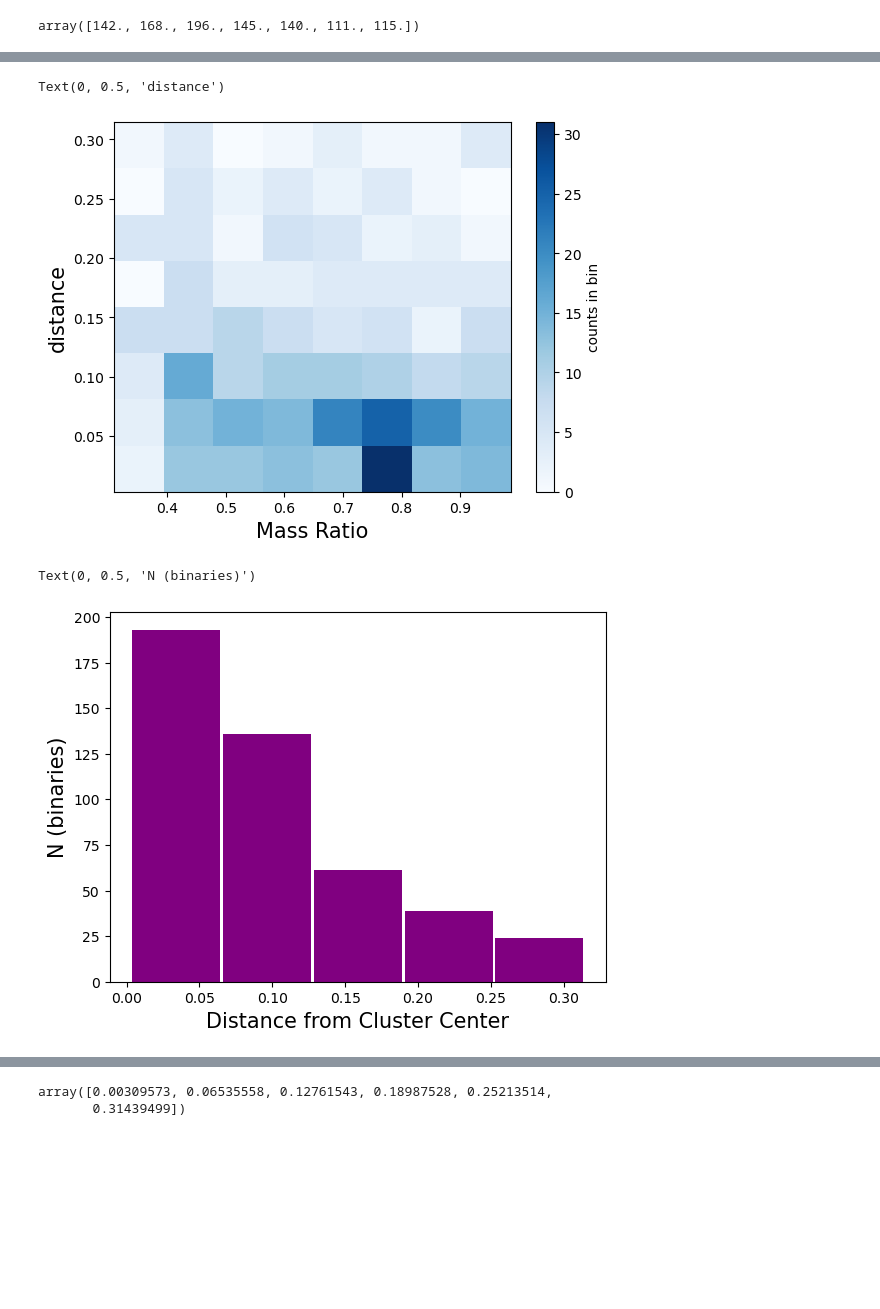
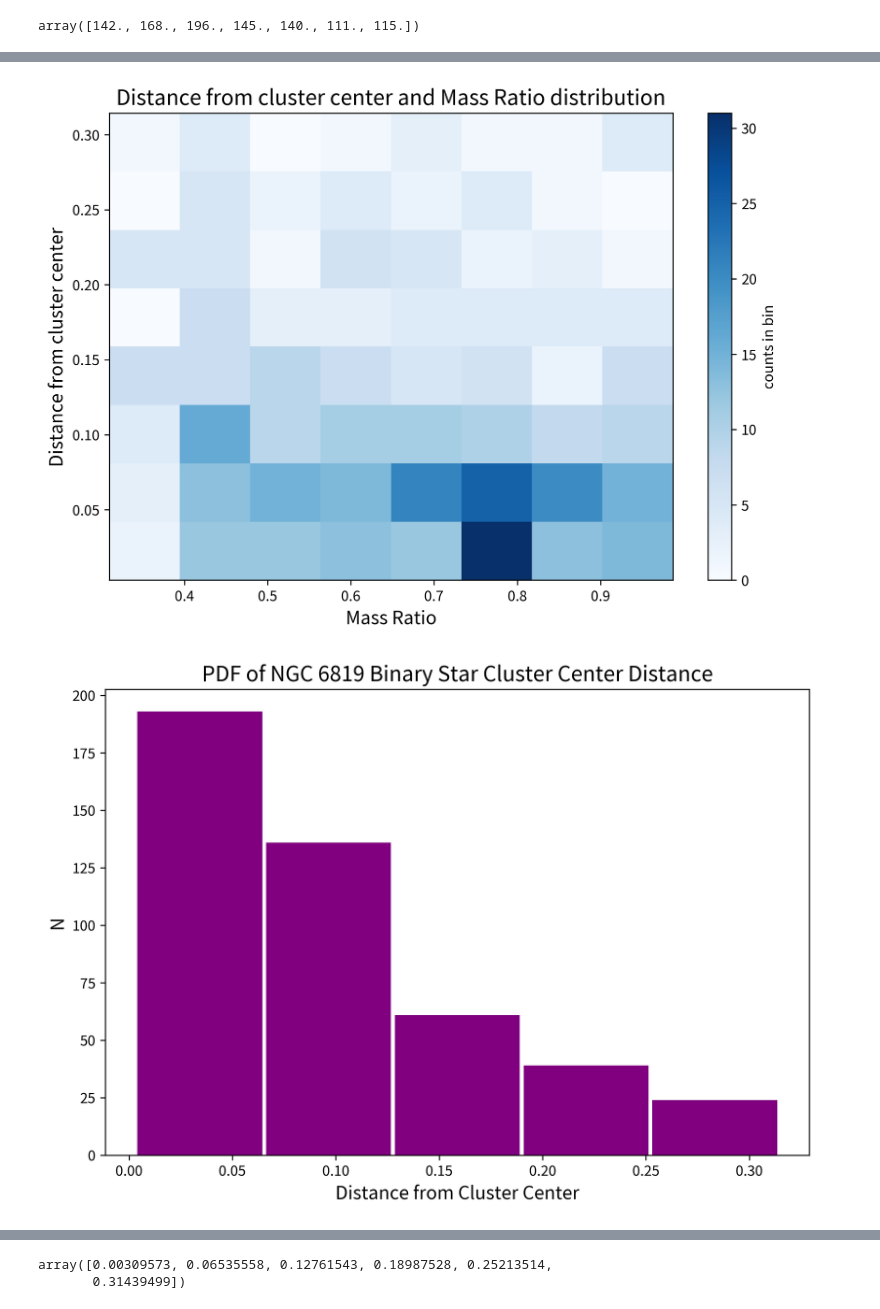
Before and after one commit to Clairezy/BASE9_utils, a Jupyter notebook: getGaiaData/MegaCMDplotandmore.ipynb, the cells around one changed output, grey strips where cells are left out. Cells and saved outputs as stored; diff of their text form; code cells hidden in the pictures; blank space fills up the shorter version.

```diff
--- a/getGaiaData/MegaCMDplotandmore.ipynb
+++ b/getGaiaData/MegaCMDplotandmore.ipynb
@@ -161,9 +101,10 @@ phot
 nBinary = 0
 nCluster = 0
 count = 0
+# m1ArrTot = []
 for i in range(0,masses.shape[1],2):
     # get the row in the phot file
-    iden = int(massesNames[i])
+    iden = int(massIDs[i])
     row = phot.loc[(phot['id'] == iden)]
     #print(row['id'])
 
@@ -185,6 +126,7 @@ for i in range(0,masses.shape[1],2):
 
         # get the masses
         m1Arr = masses[:,i]
+        # m1ArrTot.append(m1Arr)
         qArr = masses[:,(i + 1)]
         m2Arr = m1Arr*qArr
         m2Mean = np.mean(m2Arr)
@@ -193,7 +135,6 @@ for i in range(0,masses.shape[1],2):
         qMean = np.mean(qArr)
         qStd = np.std(qArr)
 
-
         # add to the phot df masses (to do)
         phot.at[row.index[0], 'qMean'] = qMean
         phot.at[row.index[0], 'qStd'] = qStd
@@ -201,13 +142,16 @@ for i in range(0,masses.shape[1],2):
         phot.at[row.index[0], 'm2Mean'] = m2Mean
 
 
-        if (m2Mean - 3*m2Std > 0):
+        if (m2Mean - 3*m2Std > 0): #if there is a greater than 3sig difference from mean, include as binary
             nBinary += 1
             phot.at[row.index[0], 'binary'] = True
 
-        if (qMean>=0.5):
+        if (qMean>=0.5): #exclude mass ratios < .5
             count += 1
 
     #print(m1Arr)
-print(nBinary, nCluster, nBinary/nCluster, np.sqrt(nBinary)/nCluster,count,count/nCluster,np.sqrt(count)/nCluster )
+print("# Binaries:", nBinary, "\n# Cluster objects:", nCluster, \
+ "\nBinary Fraction:", nBinary/nCluster, "\nStd:", np.sqrt(nBinary)/nCluster, \
+  "\nq>=0.5 Binaries:", count, "\nq>=0.5 binary fraction:", count/nCluster, \
+    "\nq>=0.5 std:", np.sqrt(count)/nCluster)
 # %% [output]
@@ -238,4 +175,6 @@ photcut = phot2.loc[(phot2['G'] > 15) & (phot2['G']<18.5)]
 # %%
-photBinary = phot.loc[phot['binary']]
-photBinary
+#include only binary stars
+binaryPhot = phot.loc[phot['binary']]
+binaryPhot['binary'].unique() #check all binary columns are true
+#photBinary
 # %% [output]
@@ -315,9 +190,8 @@ newGaia2
 # %%
-merged_Frame = pd.merge(newGaia2, newphotbinary, on=['G','G_BP'])
-merged_Frame_all = pd.merge(newGaia2, phot2, on=['G','G_BP'])
-merged_Frame_cut = pd.merge(newGaia2, newphotbinarycut, on=['G','G_BP'])
-merged_Frame_cut_all = pd.merge(newGaia2, photcut, on=['G','G_BP'])
+binaryGaiaData = pd.merge(originalGaia, binaryPhot, on=['G','G_BP'])
+singleGaiaData = pd.merge(originalGaia, singlePhot, on=['G','G_BP'])
+cutBinaryGaiaData = pd.merge(originalGaia, cutBinaryPhot, on=['G','G_BP'])
+cutSingleGaiaData = pd.merge(originalGaia, cutSinglePhot, on=['G','G_BP'])
 
-merged_Frame_cut
-# why do non-binaries still have a mass ratio?
+cutBinaryGaiaData
 # %% [output]
@@ -363,0 +211,5 @@ Index(['G', 'G_BP', 'G_RP_x', 'ra', 'dec', 'G_RP_y', 'qMean', 'qStd', 'm1Mean',
+# %%
+cutSingleGaiaData['distance'] = findSeparation(cutSingleGaiaData)
+cutBinaryGaiaData['distance'] = findSeparation(cutBinaryGaiaData)
+singleGaiaData['distance'] = findSeparation(singleGaiaData)
+binaryGaiaData['distance'] = findSeparation(binaryGaiaData)
@@ -479,17 +402,21 @@ Text(0, 0.5, 'primary mass')
 # %%
 #qmean and distance
-plt.hist2d(merged_Frame['qMean'], merged_Frame['distance'], bins=8, cmap='Blues')
+f,ax = plt.subplots(figsize=(9,6), facecolor='w', dpi=300)
+plt.hist2d(binaryGaiaData['qMean'], binaryGaiaData['distance'], bins=8, cmap='Blues')
 cb = plt.colorbar(label='counts in bin')
-plt.xlabel('Mass Ratio',fontsize=15)
-plt.ylabel('distance',fontsize=15)
+plt.xlabel('Mass Ratio',fontsize=13)
+plt.ylabel('Distance from cluster center',fontsize=13)
+plt.title("Distance from cluster center and Mass Ratio distribution", fontsize=15)
+plt.show()
 # %% [output]
-Text(0, 0.5, 'distance')
-[figure, old version]
+[figure, new version]
 # %%
-counts, bins, bars =plt.hist(merged_Frame['distance'], bins=5,linewidth=2,color='purple',rwidth=0.97)
-plt.xlabel('Distance from Cluster Center',fontsize=15)
-plt.ylabel('N (binaries)',fontsize=15)
+f,ax = plt.subplots(figsize=(9,6), facecolor='w', dpi=300)
+counts, bins, bars =plt.hist(binaryGaiaData['distance'], bins=5,linewidth=2,color='purple',rwidth=0.97)
+plt.xlabel('Distance from Cluster Center',fontsize=13)
+plt.ylabel('N',fontsize=13)
+plt.title("PDF of NGC 6819 Binary Star Cluster Center Distance", fontsize=15)
+plt.show()
 # %% [output]
-Text(0, 0.5, 'N (binaries)')
-[figure, old version]
+[figure, new version]
 # %%
```
Also changed, not shown: parts of 60 cells of this notebook, 3 other files.
